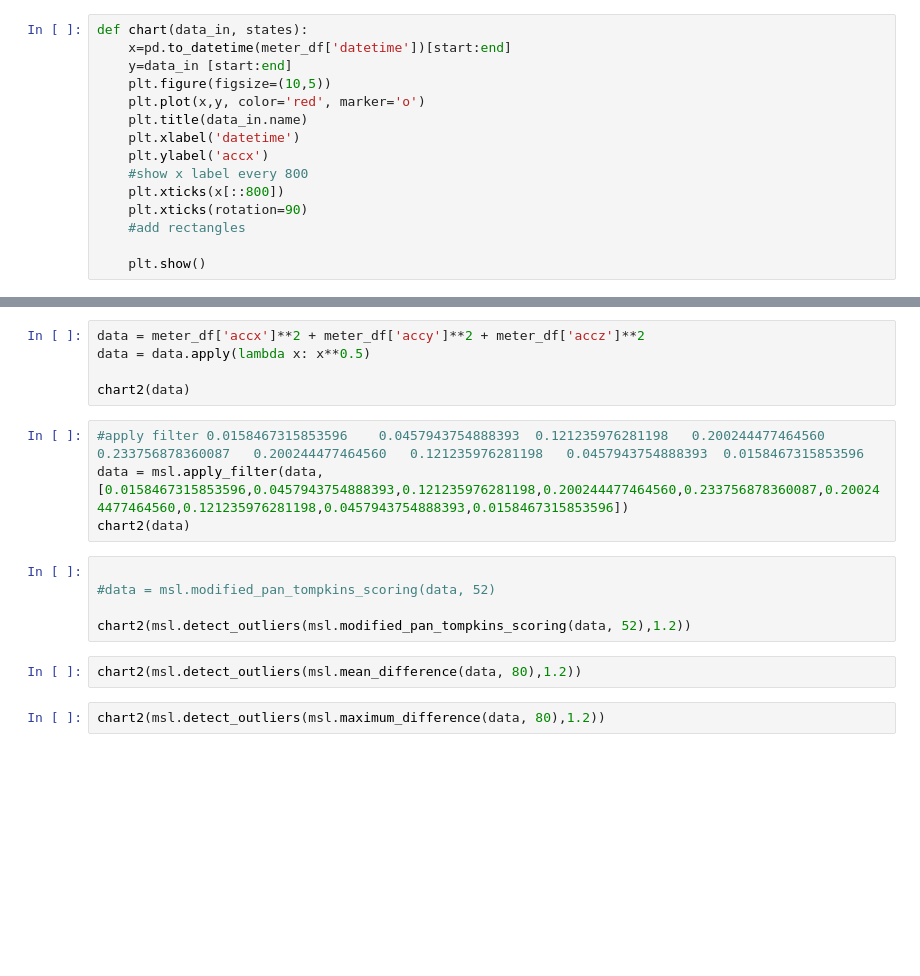
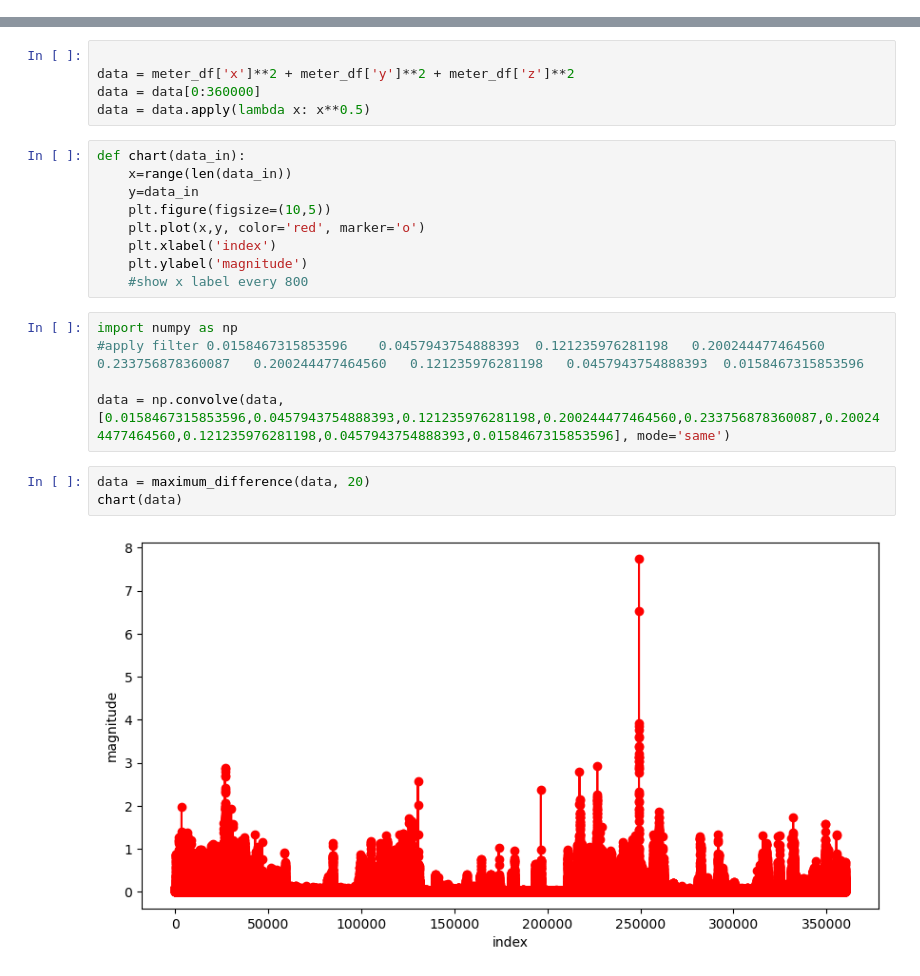
Before and after one commit to LaubertF/SheepRunDetection, a Jupyter notebook: StepDetection.ipynb, the cells around one changed output, grey strips where cells are left out. Saved outputs shown, nothing was run; the diff lists cells and outputs as text; blank space fills up the shorter version.

```diff
--- a/StepDetection.ipynb
+++ b/StepDetection.ipynb
@@ -15,15 +8,0 @@ end = len(meter_df["datetime"])
-# %%
-def chart(data_in, states):
-    x=pd.to_datetime(meter_df['datetime'])[start:end]
-    y=data_in [start:end]
-    plt.figure(figsize=(10,5))
-    plt.plot(x,y, color='red', marker='o')
-    plt.title(data_in.name)
-    plt.xlabel('datetime')
-    plt.ylabel('accx')
-    #show x label every 800
-    plt.xticks(x[::800])
-    plt.xticks(rotation=90)
-    #add rectangles
-
-    plt.show()
@@ -47,18 +9,24 @@ steps_df.iloc[:,0][0]
 # %%
-data = meter_df['accx']**2 + meter_df['accy']**2 + meter_df['accz']**2
+
+data = meter_df['x']**2 + meter_df['y']**2 + meter_df['z']**2
+data = data[0:360000]
 data = data.apply(lambda x: x**0.5)
-
-chart2(data)
+# %%
+def chart(data_in):
+    x=range(len(data_in))
+    y=data_in
+    plt.figure(figsize=(10,5))
+    plt.plot(x,y, color='red', marker='o')
+    plt.xlabel('index')
+    plt.ylabel('magnitude')
+    #show x label every 800
 # %%
+import numpy as np
 #apply filter 0.0158467315853596	0.0457943754888393	0.121235976281198	0.200244477464560	0.233756878360087	0.200244477464560	0.121235976281198	0.0457943754888393	0.0158467315853596
-data = msl.apply_filter(data, [0.0158467315853596,0.0457943754888393,0.121235976281198,0.200244477464560,0.233756878360087,0.200244477464560,0.121235976281198,0.0457943754888393,0.0158467315853596])
-chart2(data)
+
+data = np.convolve(data, [0.0158467315853596,0.0457943754888393,0.121235976281198,0.200244477464560,0.233756878360087,0.200244477464560,0.121235976281198,0.0457943754888393,0.0158467315853596], mode='same')
-# %%
-
-#data = msl.modified_pan_tompkins_scoring(data, 52)
-
-chart2(msl.detect_outliers(msl.modified_pan_tompkins_scoring(data, 52),1.2))
-# %%
-chart2(msl.detect_outliers(msl.mean_difference(data, 80),1.2))
 # %%
-chart2(msl.detect_outliers(msl.maximum_difference(data, 80),1.2))
+data = maximum_difference(data, 20)
+chart(data)
+# %% [output]
+[figure, added]
```
Also changed, not shown: parts of 11 cells of this notebook, 5 other files.
